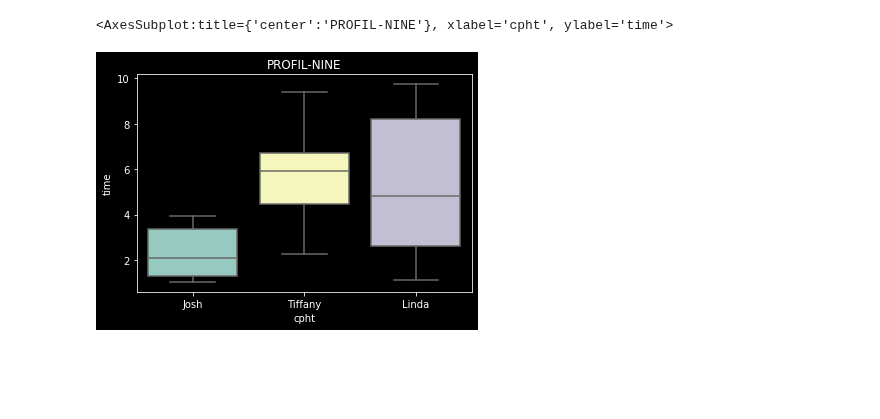
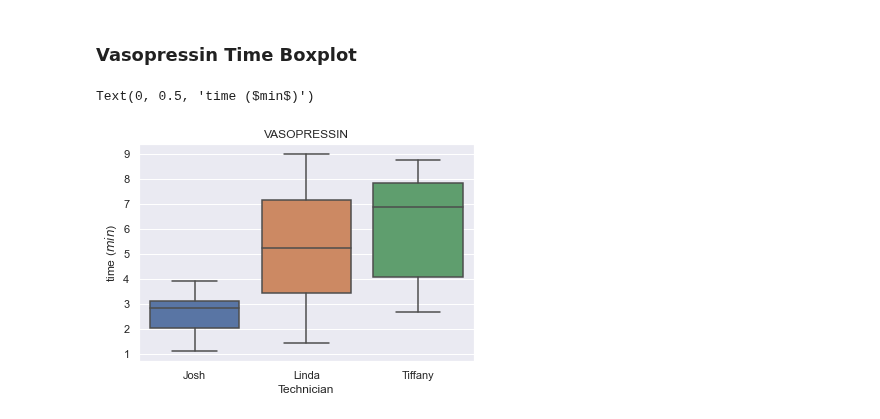
Before and after one commit to jsteinbecker/sars-cov-2, a Jupyter notebook: Projects/RandData/compoundPerform.ipynb, the cells around one changed output. Saved outputs shown, nothing was run; the diff lists cells and outputs as text; code cells hidden in the pictures; blank space fills up the shorter version.

```diff
--- a/Projects/RandData/compoundPerform.ipynb
+++ b/Projects/RandData/compoundPerform.ipynb
@@ -38,7 +38,7 @@ df = pd.DataFrame([*Josh,*Tiffany,*Linda])
 profilnine = df[df['drug'] == "FACTOR IX COMPLEX"]
 profilnine.head()
 
-vaso = df[df['drug'] == "VASOPRESSIN"]
+vaso = df[df['drug'] == "VASOPRESSIN"].sort_values("time")
 vaso.head()
 # %% [output]
 |  | cpht | drug | crit | time |
@@ -49,0 +52,7 @@ vaso.head()
+# %%
+sns.set_style("darkgrid")
+sns.set_theme("notebook")
+plt.title("PROFIL-NINE")
+sns.boxplot (x='cpht',y='time',data=profilnine)
+plt.xlabel("Technician")
+plt.ylabel("time ($min$)")
@@ -50,6 +62,10 @@ vaso.head()
+# %% [markdown]
+### Vasopressin Time Boxplot
 # %%
-plt.title("PROFIL-NINE")
-sns.boxplot (x='cpht',y='time',data=profilnine)
+plt.title("VASOPRESSIN")
+sns.boxplot(x='cpht',y='time',data=vaso)
+plt.xlabel("Technician")
+plt.ylabel("time ($min$)")
 # %% [output]
-<AxesSubplot:title={'center':'PROFIL-NINE'}, xlabel='cpht', ylabel='time'>
+Text(0, 0.5, 'time ($min$)')
-[figure, old version]
+[figure, new version]
```
Also changed, not shown: parts of 13 cells of this notebook, 13 other files.
